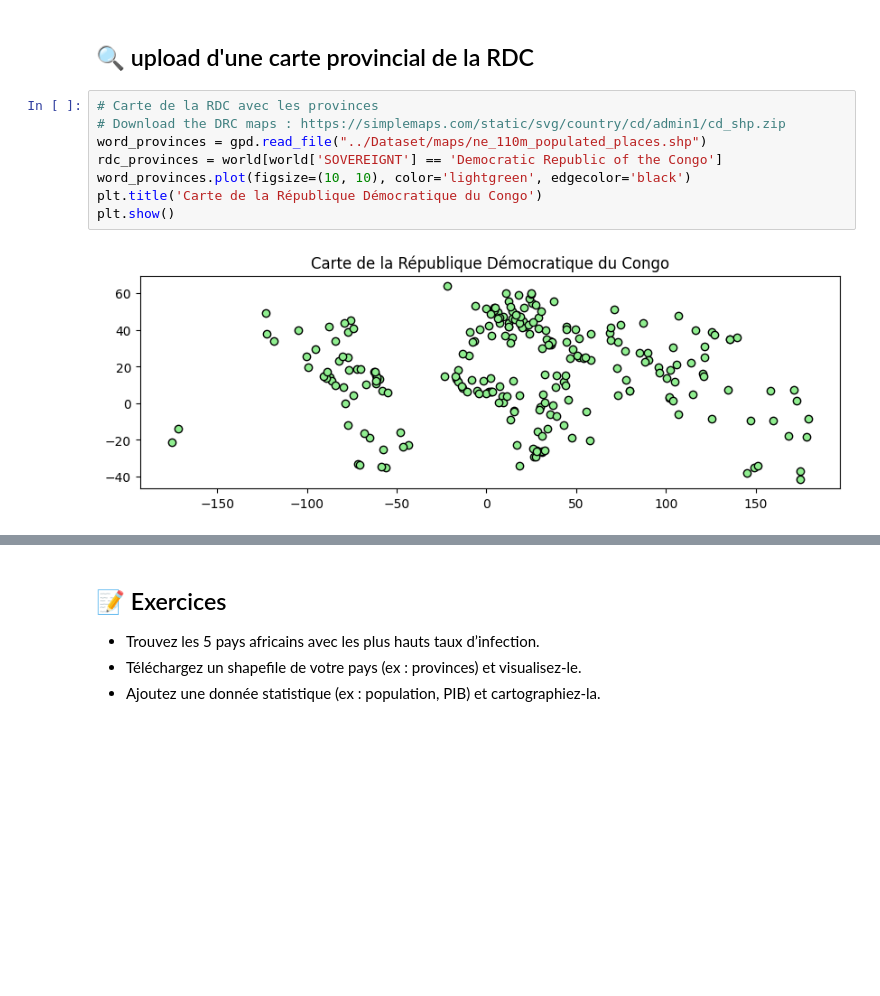
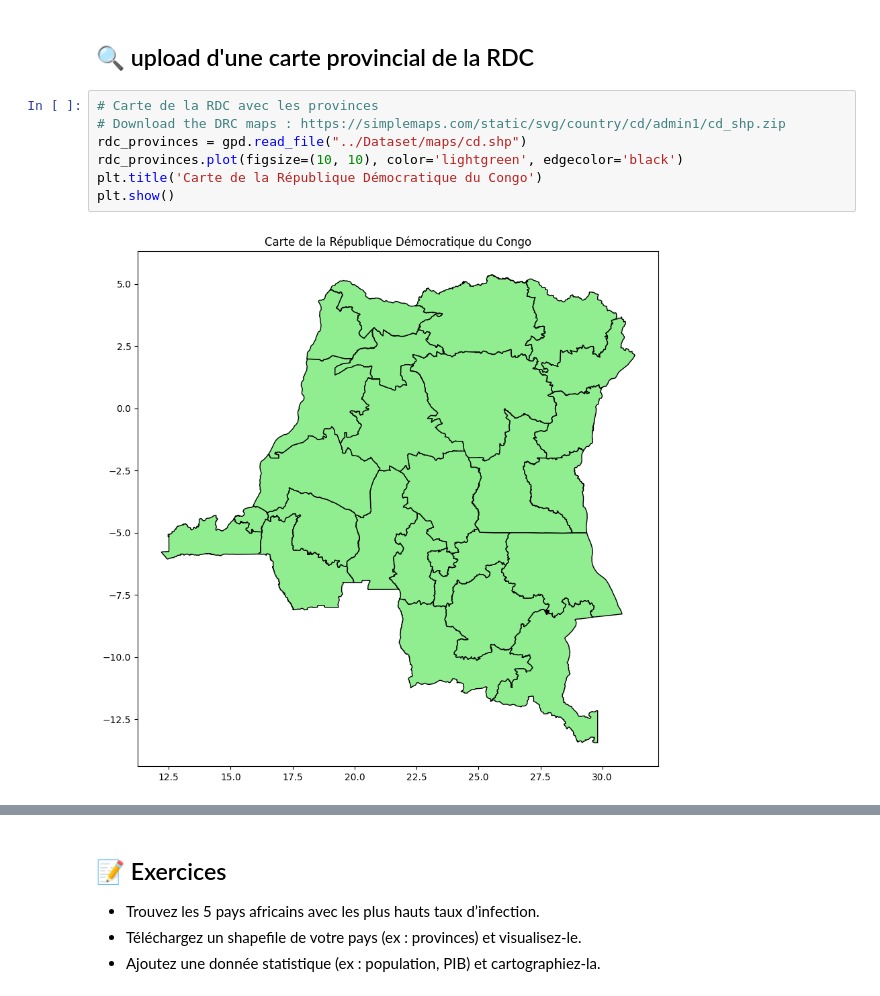
Before and after one commit to DestinBir/Python_Course_For_DataScientist, a Jupyter notebook: Semaine_6/jour11_geopandas_donnees_spatiales.ipynb, the cells around one changed output, grey strips where cells are left out. Saved outputs shown, nothing was run; the diff lists cells and outputs as text; blank space fills up the shorter version.

Commit message:
congo maps

```diff
--- a/Semaine_6/jour11_geopandas_donnees_spatiales.ipynb
+++ b/Semaine_6/jour11_geopandas_donnees_spatiales.ipynb
@@ -124,10 +124,9 @@ plt.show()
 # %%
 # Carte de la RDC avec les provinces
 # Download the DRC maps : https://simplemaps.com/static/svg/country/cd/admin1/cd_shp.zip
-word_provinces = gpd.read_file("../Dataset/maps/ne_110m_populated_places.shp")
-rdc_provinces = world[world['SOVEREIGNT'] == 'Democratic Republic of the Congo']
-word_provinces.plot(figsize=(10, 10), color='lightgreen', edgecolor='black')
+rdc_provinces = gpd.read_file("../Dataset/maps/cd.shp")
+rdc_provinces.plot(figsize=(10, 10), color='lightgreen', edgecolor='black')
 plt.title('Carte de la République Démocratique du Congo')
 plt.show()
 # %% [output]
-[figure, old version]
+[figure, new version]
```
Also changed, not shown: parts of 2 cells of this notebook, 13 other files.
